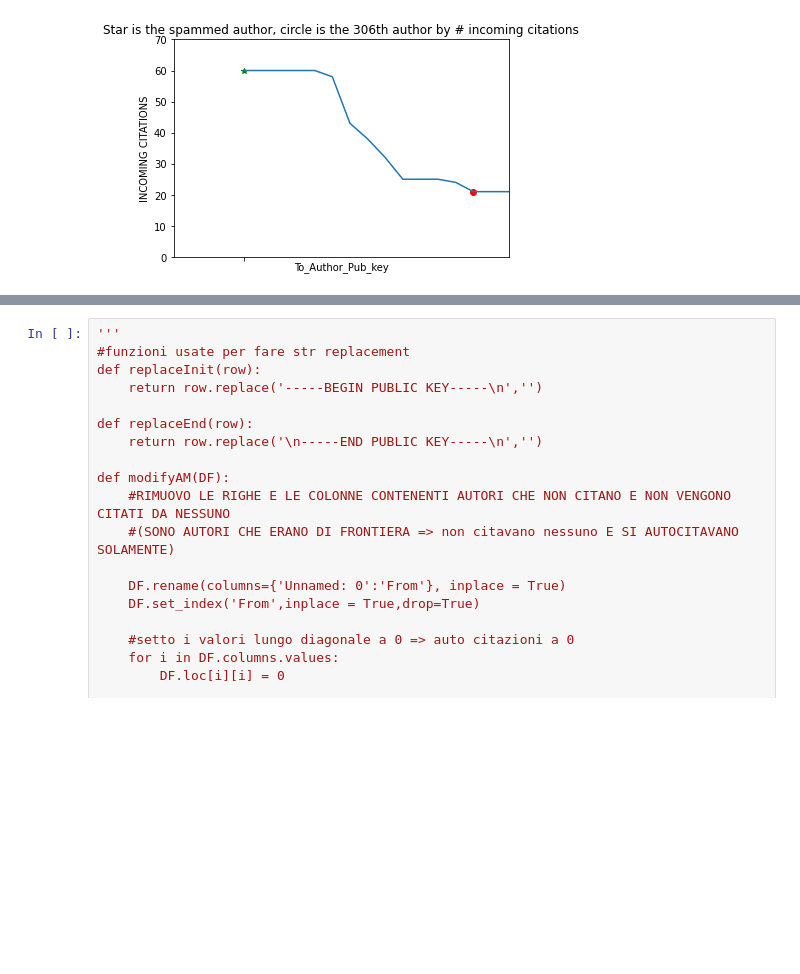
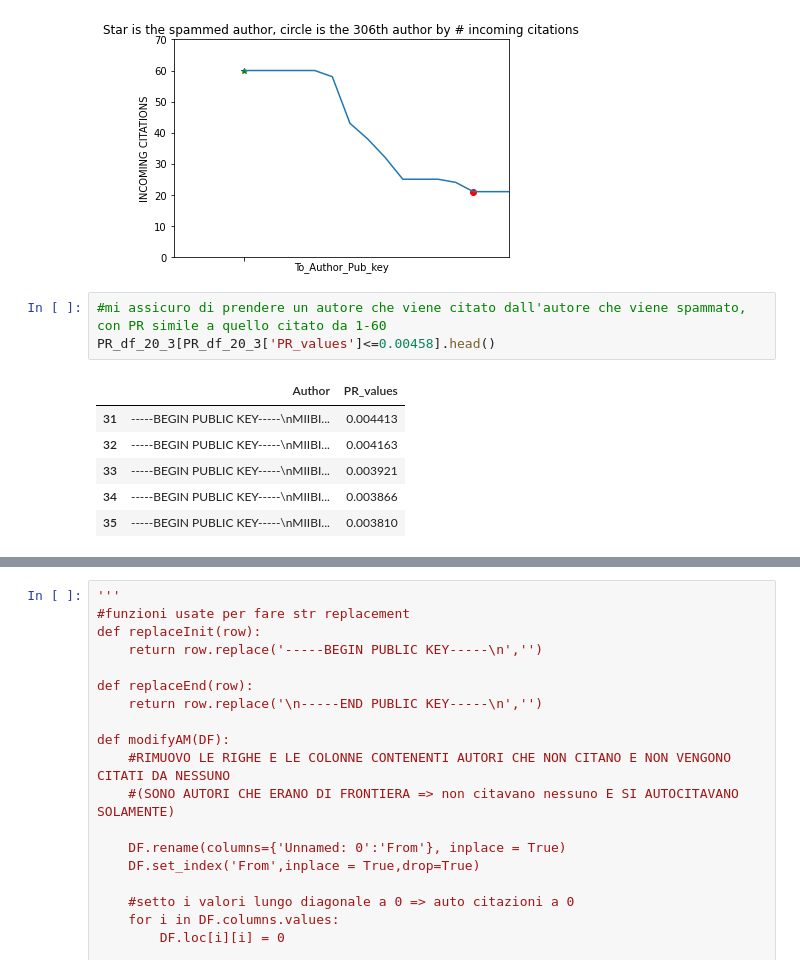
Before and after one commit to matteo-Donofrio-unipi/Master_Degree_Thesis, a Jupyter notebook: POST_LAD_EXPERIMENTS/Post_Lad_Dfs.ipynb, the cells around one changed output, grey strips where cells are left out. Cells and saved outputs as stored; diff of their text form; blank space fills up the shorter version.

```diff
--- a/POST_LAD_EXPERIMENTS/Post_Lad_Dfs.ipynb
+++ b/POST_LAD_EXPERIMENTS/Post_Lad_Dfs.ipynb
@@ -1227,3 +1258,13 @@ plt.axis([-4, 15, 0, 70])
 # %% [output]
 (-4.0, 15.0, 0.0, 70.0)
 [figure]
+# %%
+#mi assicuro di prendere un autore che viene citato dall'autore che viene spammato, con PR simile a quello citato da 1-60
+PR_df_20_3[PR_df_20_3['PR_values']<=0.00458].head()
+# %% [output]
+|  | Author | PR_values |
+| 31 | -----BEGIN PUBLIC KEY-----\nMIIBI... | 0.004413 |
+| 32 | -----BEGIN PUBLIC KEY-----\nMIIBI... | 0.004163 |
+| 33 | -----BEGIN PUBLIC KEY-----\nMIIBI... | 0.003921 |
+| 34 | -----BEGIN PUBLIC KEY-----\nMIIBI... | 0.003866 |
+| 35 | -----BEGIN PUBLIC KEY-----\nMIIBI... | 0.003810 |
```
Also changed, not shown: parts of 16 cells of this notebook, 2 other files.
